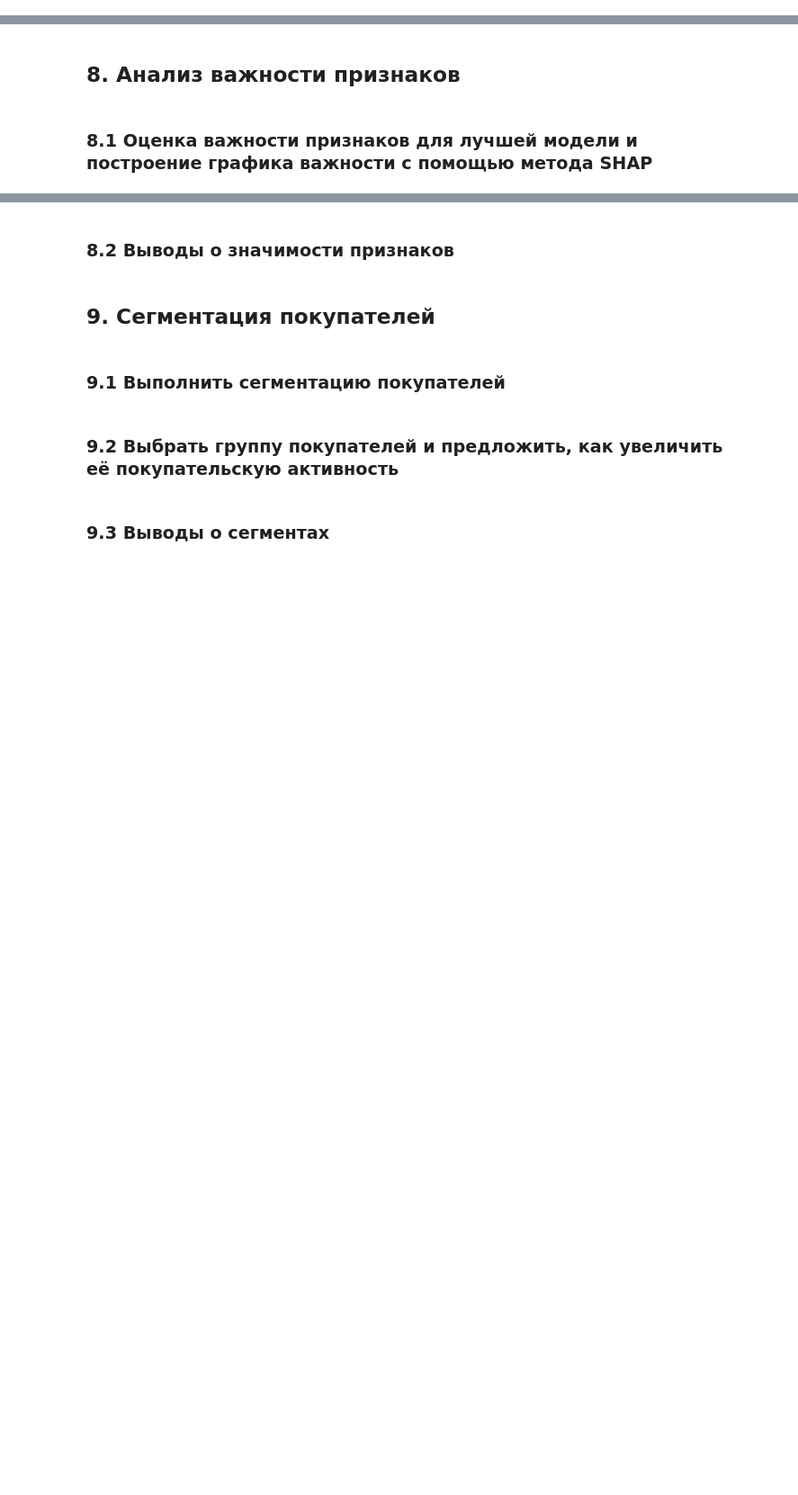
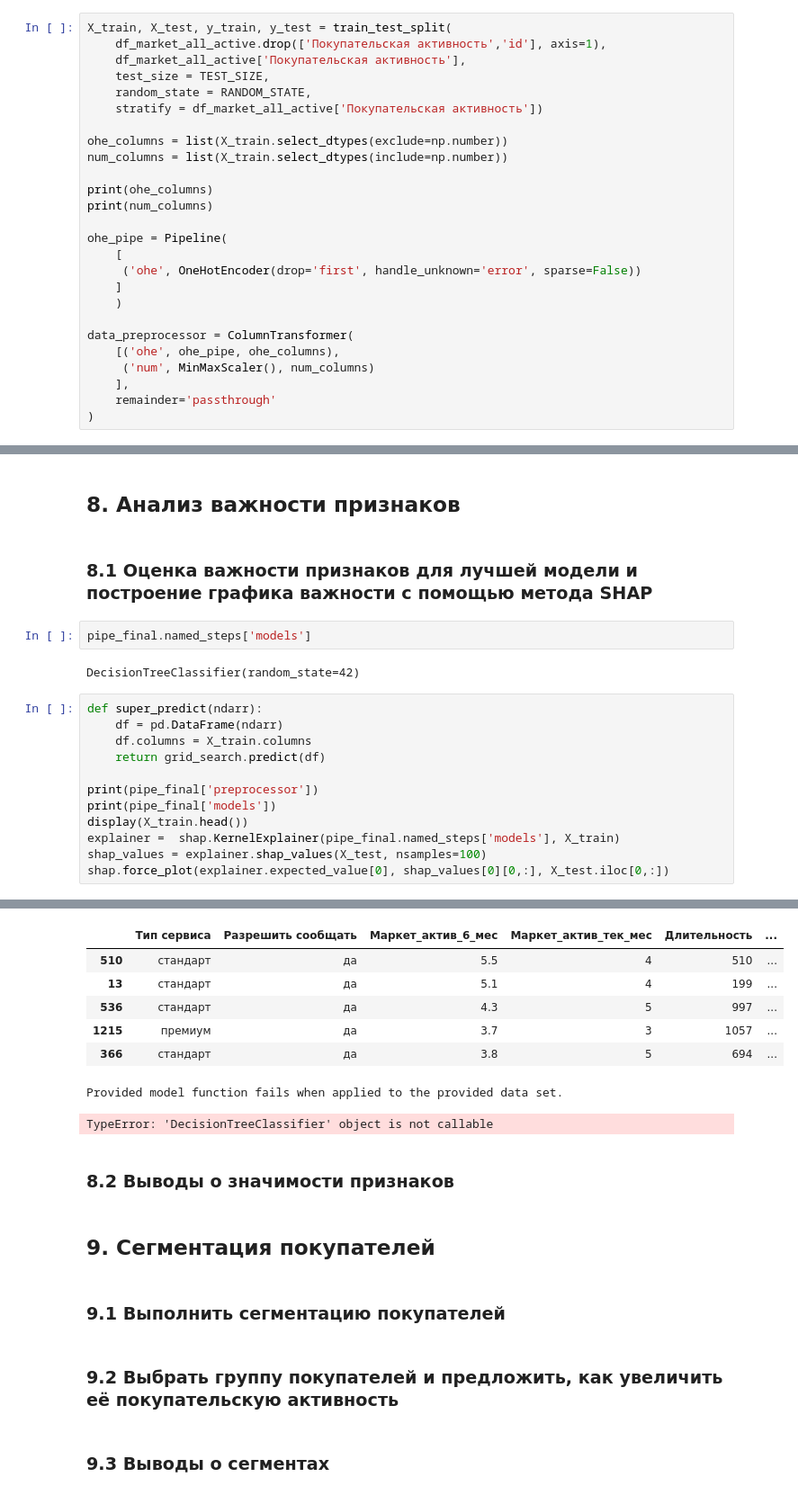
Before and after one commit to theotheo46/ds, a Jupyter notebook: vodinclick.ipynb, the cells around one changed output, grey strips where cells are left out. Shown at 90% size. Cells and saved outputs as stored; diff of their text form; blank space fills up the shorter version.

```diff
--- a/vodinclick.ipynb
+++ b/vodinclick.ipynb
@@ -536,0 +568,26 @@ plot_correlation_matrix(
+# %%
+X_train, X_test, y_train, y_test = train_test_split(
+    df_market_all_active.drop(['Покупательская активность','id'], axis=1),
+    df_market_all_active['Покупательская активность'],
+    test_size = TEST_SIZE,
+    random_state = RANDOM_STATE,
+    stratify = df_market_all_active['Покупательская активность'])
+
+ohe_columns = list(X_train.select_dtypes(exclude=np.number))
+num_columns = list(X_train.select_dtypes(include=np.number))
+
+print(ohe_columns)
+print(num_columns)
+
+ohe_pipe = Pipeline(
+    [
+     ('ohe', OneHotEncoder(drop='first', handle_unknown='error', sparse=False))
+    ]
+    )
+
+data_preprocessor = ColumnTransformer(
+    [('ohe', ohe_pipe, ohe_columns),
+     ('num', MinMaxScaler(), num_columns)
+    ],
+    remainder='passthrough'
+)
@@ -542,3 +733,20 @@ plot_correlation_matrix(
 ## 8. Анализ важности признаков
 # %% [markdown]
 ### 8.1 Оценка важности признаков для лучшей модели и построение графика важности с помощью метода SHAP
+# %%
+pipe_final.named_steps['models']
+# %% [output]
+DecisionTreeClassifier(random_state=42)
+# %%
+def super_predict(ndarr):
+    df = pd.DataFrame(ndarr)
+    df.columns = X_train.columns
+    return grid_search.predict(df)
+
+print(pipe_final['preprocessor'])
+print(pipe_final['models'])
+display(X_train.head())
+explainer =  shap.KernelExplainer(pipe_final.named_steps['models'], X_train)
+shap_values = explainer.shap_values(X_test, nsamples=100)
+shap.force_plot(explainer.expected_value[0], shap_values[0][0,:], X_test.iloc[0,:])
+# %% [output]
@@ -545,3 +772,11 @@ plot_correlation_matrix(
+|  | Тип сервиса | Разрешить сообщать | Маркет_актив_6_мес | Маркет_актив_тек_мес | Длительность | ... |
+| 510 | стандарт | да | 5.5 | 4 | 510 | ... |
+| 13 | стандарт | да | 5.1 | 4 | 199 | ... |
+| 536 | стандарт | да | 4.3 | 5 | 997 | ... |
+| 1215 | премиум | да | 3.7 | 3 | 1057 | ... |
+| 366 | стандарт | да | 3.8 | 5 | 694 | ... |
+Provided model function fails when applied to the provided data set.
+TypeError: 'DecisionTreeClassifier' object is not callable
 # %% [markdown]
 ### 8.2 Выводы о значимости признаков
 # %% [markdown]
```
Also changed, not shown: parts of 20 cells of this notebook.
